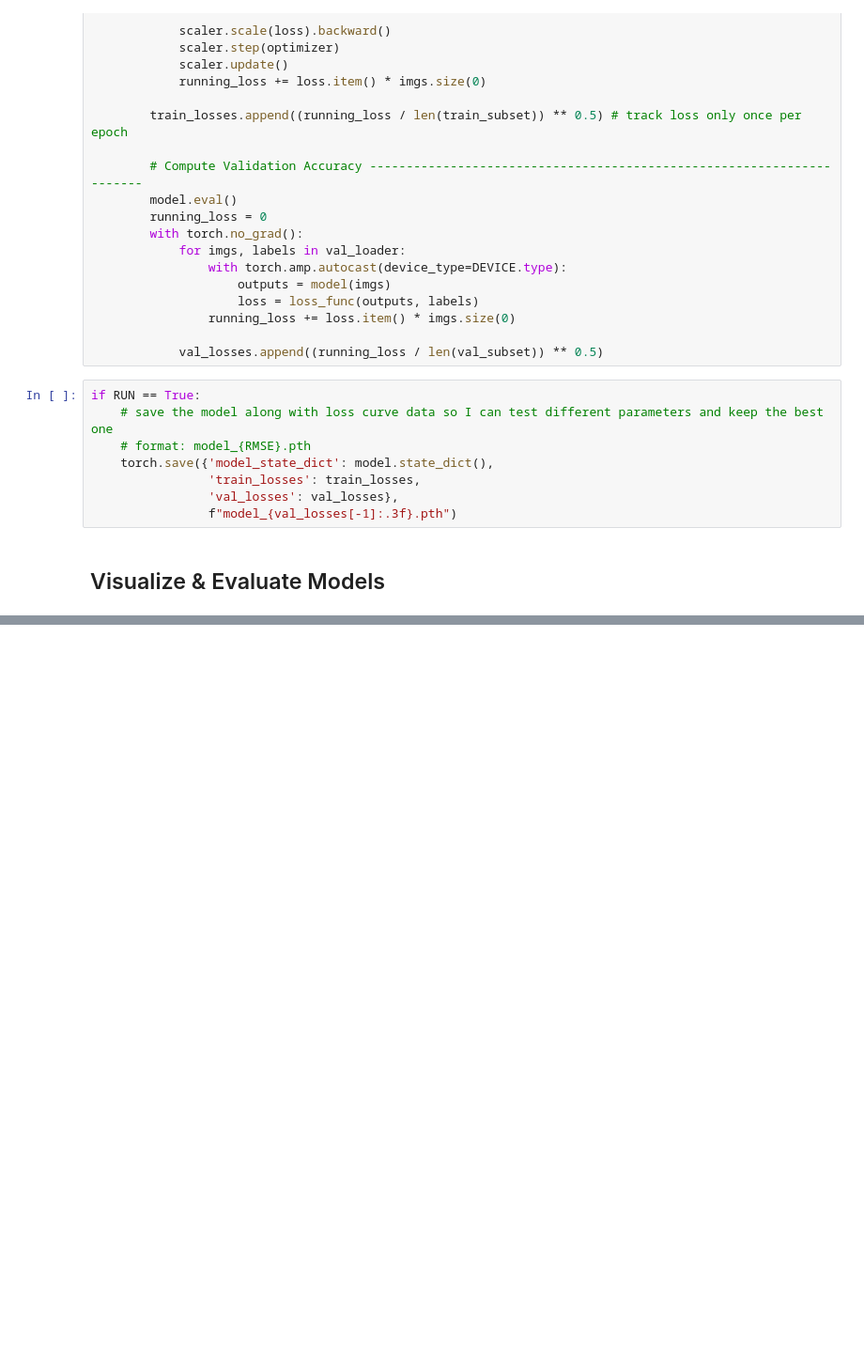
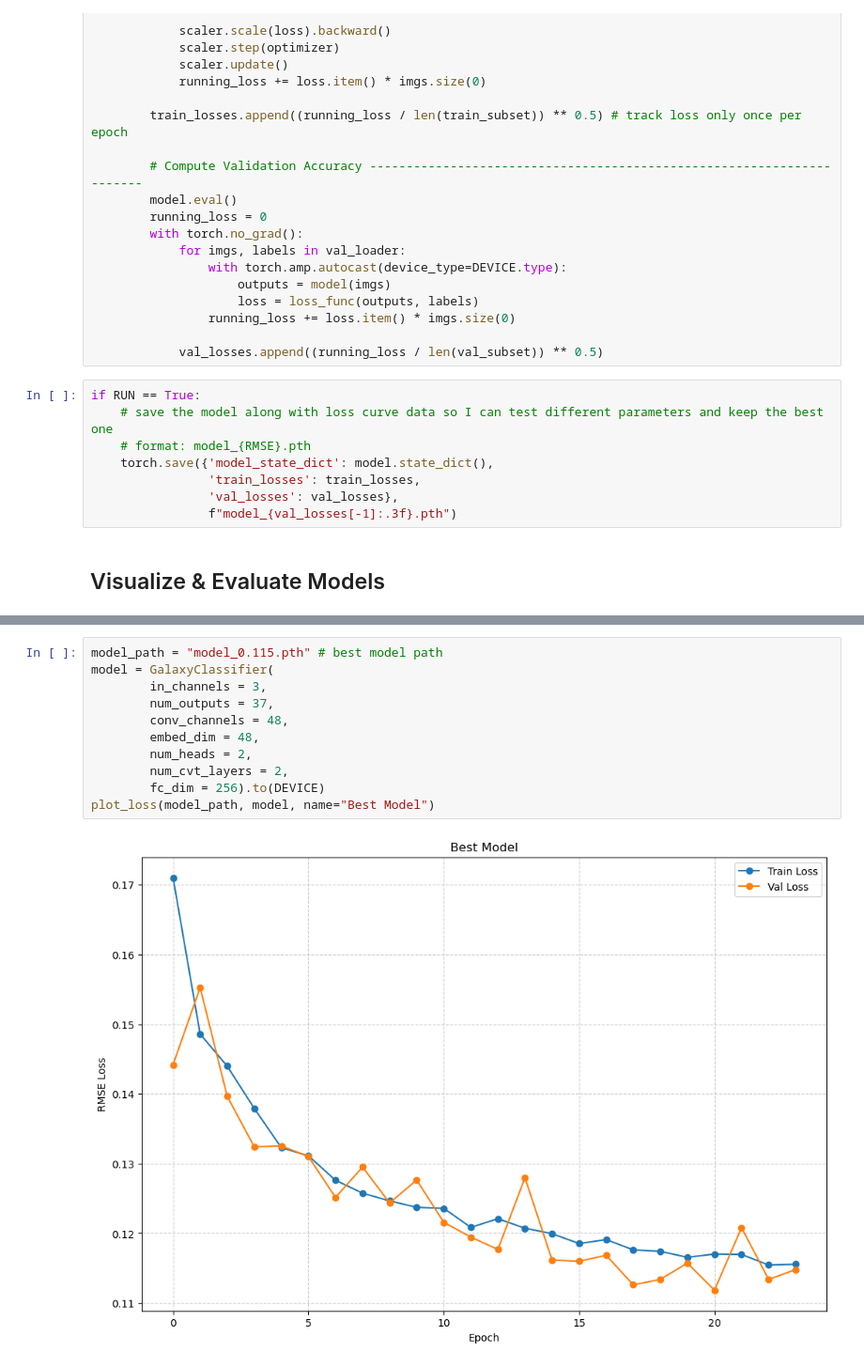
Before and after one commit to hartysimon-sketch/Galaxy-Classifier, a Jupyter notebook: Lab9_Template.ipynb, the cells around one changed output, grey strips where cells are left out. Shown at 94% size. Saved outputs shown, nothing was run; the diff lists cells and outputs as text; blank space fills up the shorter version.

```diff
--- a/Lab9_Template.ipynb
+++ b/Lab9_Template.ipynb
@@ -532,0 +552,13 @@ plt.show()
+# %%
+model_path = "model_0.115.pth" # best model path
+model = GalaxyClassifier(
+        in_channels = 3,
+        num_outputs = 37,
+        conv_channels = 48,
+        embed_dim = 48,
+        num_heads = 2,
+        num_cvt_layers = 2,
+        fc_dim = 256).to(DEVICE)
+plot_loss(model_path, model, name="Best Model")
+# %% [output]
+[figure, added]
```
Also changed, not shown: parts of 9 cells of this notebook, 2 other files.
